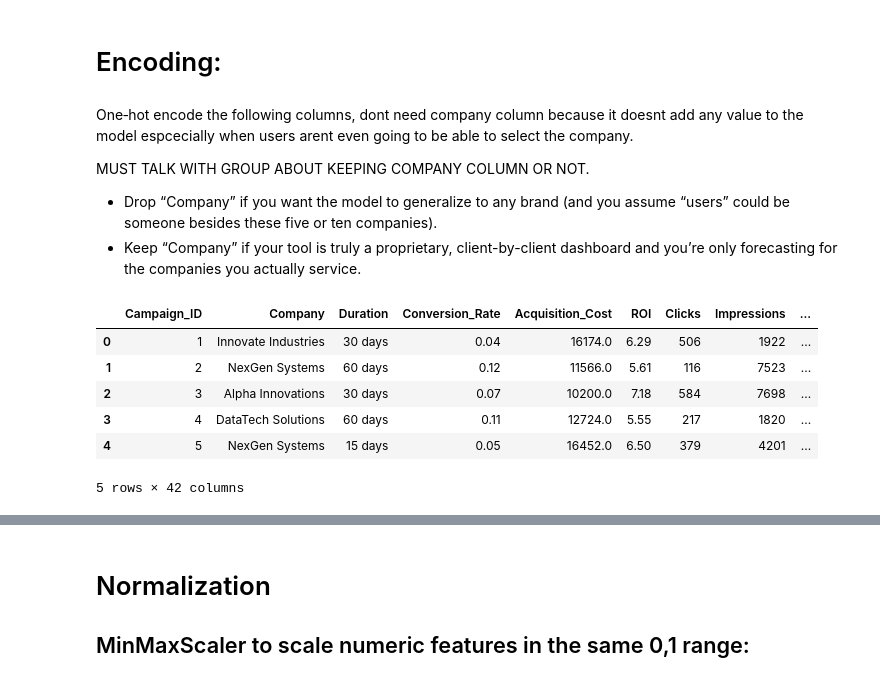
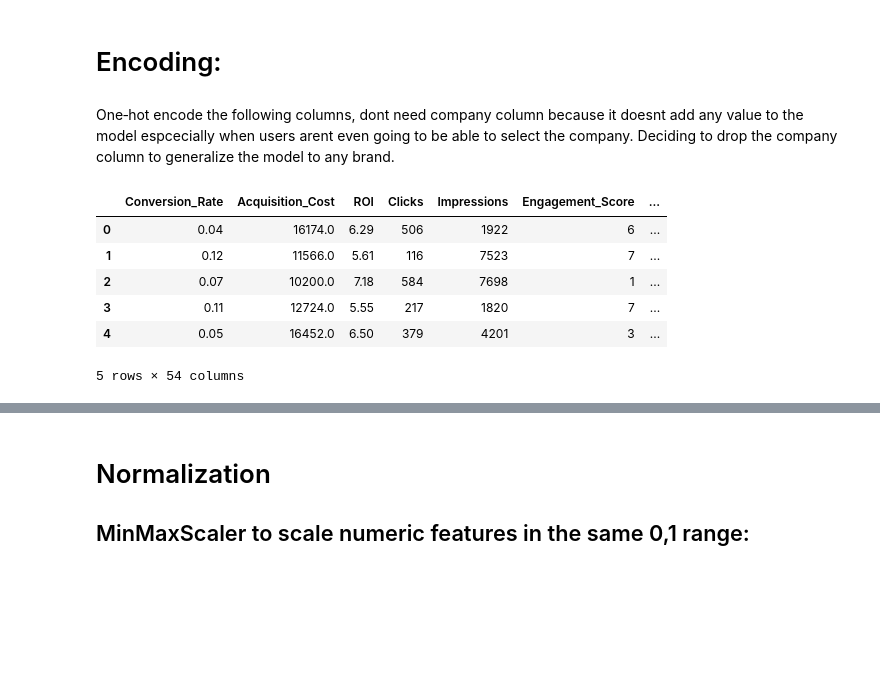
Before and after one commit to nikonlikes/DSSproject, a Jupyter notebook: dataExplor.ipynb, the cells around one changed output, grey strips where cells are left out. Drawn from its saved outputs; the diff is of its cells as text; code cells hidden in the pictures; blank space fills up the shorter version.

Commit message:
finished encoding the data

```diff
--- a/dataExplor.ipynb
+++ b/dataExplor.ipynb
@@ -232,0 +234,15 @@ There is clearly a seasonal pattern in the data for each category. Engagement, C
+# %%
+df['Month'] = df['Date'].dt.month
+
+season_map = {
+    1: 'Winter',  2: 'Winter',  3: 'Spring',
+    4: 'Spring',  5: 'Spring',  6: 'Summer',
+    7: 'Summer',  8: 'Summer',  9: 'Fall',
+    10: 'Fall',   11: 'Fall',   12: 'Winter'
+}
+df['Season'] = df['Month'].map(season_map)
+
+#drop date column because we have month column and season column
+df = df.drop(columns=['Date'])
+
+df.head()
@@ -259,45 +282,45 @@ plt.show()
 # %% [markdown]
 # Encoding:
 # %% [markdown]
-One‐hot encode the following columns, dont need company column because it doesnt add any value to the model espcecially when users arent even going to be able to select the company.
-
-MUST TALK WITH GROUP ABOUT KEEPING COMPANY COLUMN OR NOT.
-
-- Drop “Company” if you want the model to generalize to any brand (and you assume “users” could be someone besides these five or ten companies).
-- Keep “Company” if your tool is truly a proprietary, client-by-client dashboard and you’re only forecasting for the companies you actually service.
+One‐hot encode the following columns, dont need company column because it doesnt add any value to the model espcecially when users arent even going to be able to select the company. Deciding to drop the company column to generalize the model to any brand.
 # %%
+df = df.drop(columns=['Company'])
+#also drop campaign_id column because it doesnt add any value to the model
+df = df.drop(columns=['Campaign_ID'])
 
 df_encoded = pd.get_dummies(
     df,
     columns=[
         'Campaign_Type',
         'Target_Audience',
         'Channel_Used',
         'Location',
         'Language',
-        'Customer_Segment'
+        'Customer_Segment',
+        'Season',
+        'Month'
     ],
     drop_first=False
 )
-
 
 # mapping from “Duration” column to ordinal integers
 duration_map = {
     '15 days': 0,
     '30 days': 1,
     '45 days': 2,
     '60 days': 3
 }
 
 # Apply the mapping
 df_encoded['Duration_encoded'] = df_encoded['Duration'].replace(duration_map)
-
+#drop og duration column because we have duration_encoded columns
+df_encoded = df_encoded.drop(columns=['Duration'])
 df_encoded.head()
 # %% [output]
-|  | Campaign_ID | Company | Duration | Conversion_Rate | Acquisition_Cost | ROI | Clicks | Impressions | ... |
-| 0 | 1 | Innovate Industries | 30 days | 0.04 | 16174.0 | 6.29 | 506 | 1922 | ... |
-| 1 | 2 | NexGen Systems | 60 days | 0.12 | 11566.0 | 5.61 | 116 | 7523 | ... |
-| 2 | 3 | Alpha Innovations | 30 days | 0.07 | 10200.0 | 7.18 | 584 | 7698 | ... |
-| 3 | 4 | DataTech Solutions | 60 days | 0.11 | 12724.0 | 5.55 | 217 | 1820 | ... |
-| 4 | 5 | NexGen Systems | 15 days | 0.05 | 16452.0 | 6.50 | 379 | 4201 | ... |
+|  | Conversion_Rate | Acquisition_Cost | ROI | Clicks | Impressions | Engagement_Score | ... |
+| 0 | 0.04 | 16174.0 | 6.29 | 506 | 1922 | 6 | ... |
+| 1 | 0.12 | 11566.0 | 5.61 | 116 | 7523 | 7 | ... |
+| 2 | 0.07 | 10200.0 | 7.18 | 584 | 7698 | 1 | ... |
+| 3 | 0.11 | 12724.0 | 5.55 | 217 | 1820 | 7 | ... |
+| 4 | 0.05 | 16452.0 | 6.50 | 379 | 4201 | 3 | ... |
-5 rows × 42 columns
+5 rows × 54 columns
```
Also changed, not shown: parts of 6 cells of this notebook.
